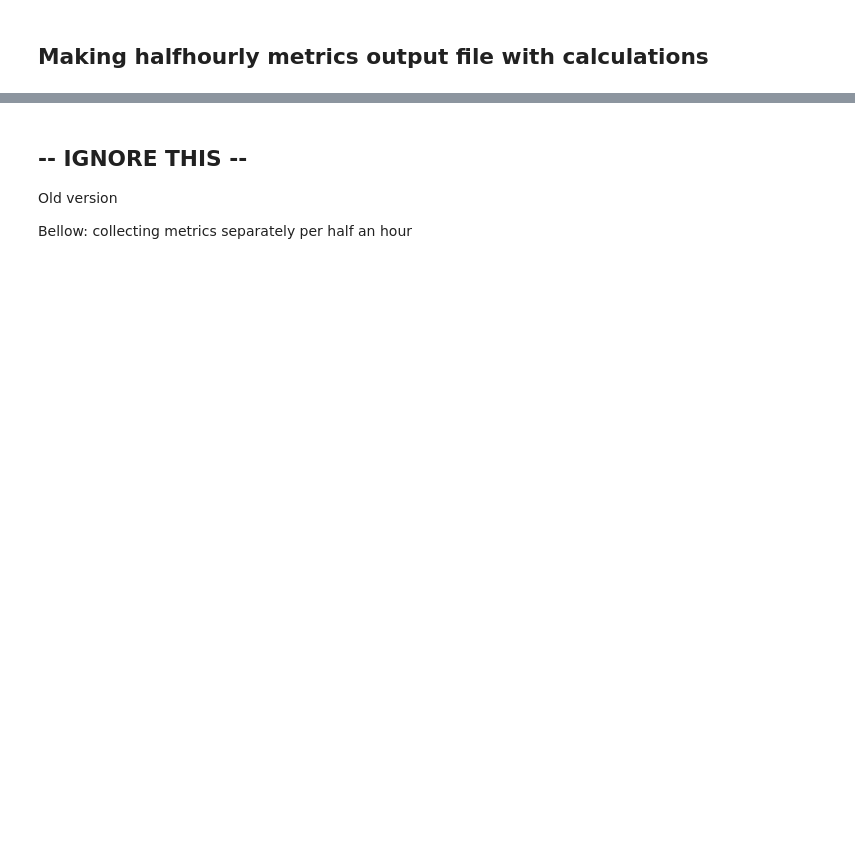
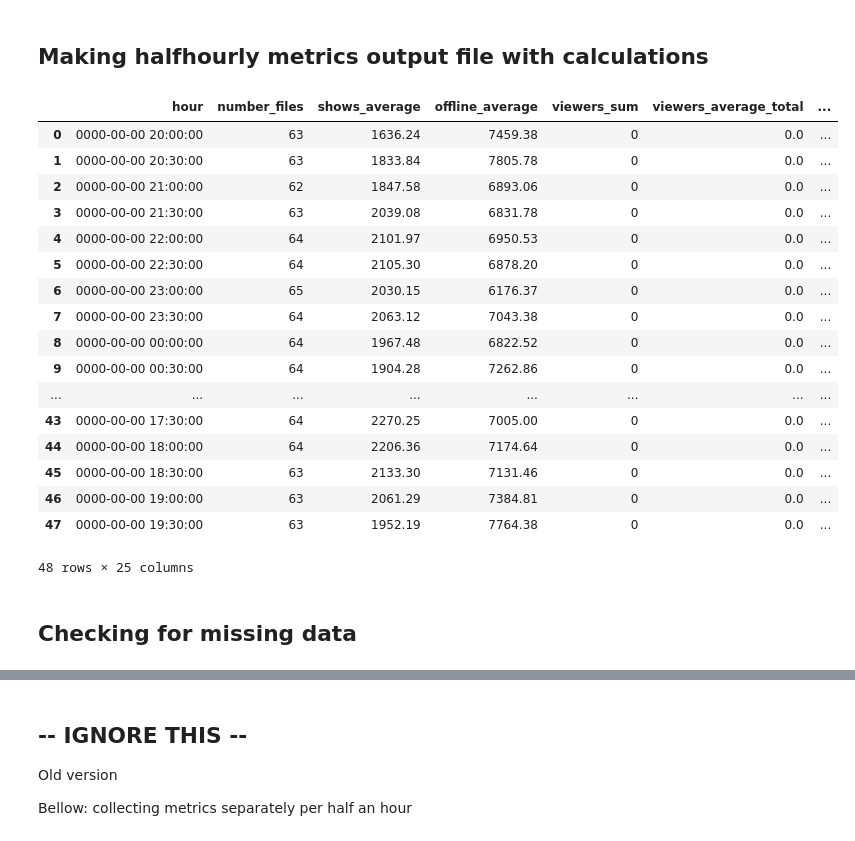
Before and after one commit to bernorieder/SexCams, a Jupyter notebook: timestamp_calc_all_platforms.ipynb, the cells around one changed output, grey strips where cells are left out. Drawn from its saved outputs; the diff is of its cells as text; code cells hidden in the pictures; blank space fills up the shorter version.

Commit message:
included overview of missing data + demand fix

```diff
--- a/timestamp_calc_all_platforms.ipynb
+++ b/timestamp_calc_all_platforms.ipynb
@@ -336,7 +380,7 @@ for hour in hourly_dict:  #for each hour in day calculate:
     hourly_offline_avg = np.mean(hourly_dict[hour]["offline_counts"]) #average of how many people on the list were offline (bongacams and myfreecams)
     hourly_views_sum = sum(hourly_dict[hour]["view_sums"]) #sum of all viewers on the platform over all collected data for that halfhour period (chaturbate, bongacams and myfreecams)
     hourly_views_sum_avg = hourly_views_sum / hourly_files_sum #average number of viewers on the platform (chaturbate, bongacams and myfreecams)
-    hourly_views_avg =  hourly_views_sum / sum(hourly_dict[hour]["perf_counts"]) #average number of viewers in a show per halfhour (chaturbate, bongacams and myfreecams)
+    hourly_views_avg_show =  hourly_views_sum / sum(hourly_dict[hour]["perf_counts"]) #average number of viewers in a show per halfhour (chaturbate, bongacams and myfreecams)
 
     hourly_female_avg = np.mean(hourly_dict[hour]["female_counts"]) #only chaturbate
     hourly_female_percent = sum(hourly_dict[hour]["female_counts"]) / sum(hourly_dict[hour]["perf_counts"]) * 100 #only chaturbate
@@ -345,32 +389,53 @@ for hour in hourly_dict:  #for each hour in day calculate:
     hourly_trans_avg = np.mean(hourly_dict[hour]["trans_counts"]) #only chaturbate
     hourly_trans_percent = sum(hourly_dict[hour]["trans_counts"]) / sum(hourly_dict[hour]["perf_counts"]) * 100 #only chaturbate
     hourly_couple_avg = np.mean(hourly_dict[hour]["couple_counts"]) #only chaturbate
     hourly_couple_percent = sum(hourly_dict[hour]["couple_counts"]) / sum(hourly_dict[hour]["perf_counts"]) * 100 #only chaturbate
 
     hourly_vibrator_avg = np.mean(hourly_dict[hour]["vibrator_counts"]) #(bongacams and livejasmin)
     hourly_vibrator_percent = sum(hourly_dict[hour]["vibrator_counts"]) / sum(hourly_dict[hour]["perf_counts"]) * 100 #(bongacams and livejasmin)
     hourly_new_avg = np.mean(hourly_dict[hour]["new_counts"]) #bongacams, chaturbate, myfreecams, livejasmin
     hourly_new_percent = sum(hourly_dict[hour]["new_counts"]) / sum(hourly_dict[hour]["perf_counts"]) * 100 #bongacams, chaturbate, myfreecams, livejasmin
     hourly_promoted_avg = np.mean(hourly_dict[hour]["promoted_counts"]) #bongacams, livejasmin, chaturbate
     hourly_promoted_percent = sum(hourly_dict[hour]["promoted_counts"]) / sum(hourly_dict[hour]["perf_counts"]) * 100 #bongacams, livejasmin, chaturbate
 
     hourly_private_avg = np.mean(hourly_dict[hour]["private_counts"]) #bongacams and myfreecams
     hourly_private_percent = sum(hourly_dict[hour]["private_counts"]) / sum(hourly_dict[hour]["perf_counts"]) * 100 #bongacams and myfreecams
     hourly_group_avg = np.mean(hourly_dict[hour]["group_counts"]) #bongacams and myfreecams
     hourly_group_percent = sum(hourly_dict[hour]["group_counts"]) / sum(hourly_dict[hour]["perf_counts"]) * 100 #bongacams and myfreecams
 
 
     #then add everything to a nice dictionary
     hourly_avgs.append({'hour':hour, 'number_files': hourly_files_sum, 'shows_average':round(hourly_shows_avg, 2), 'offline_average':round(hourly_offline_avg, 2),
-    'viewers_sum':hourly_views_sum, 'viewers_sum_avg':round(hourly_views_sum_avg,2), 'viewers_average':round(hourly_views_avg, 2),
+    'viewers_sum':hourly_views_sum, 'viewers_average_total':round(hourly_views_sum_avg,2), 'viewers_average_in_show':round(hourly_views_avg_show, 2),
     'average_vibrator':round(hourly_vibrator_avg,2), 'percentage_vibrator':round(hourly_vibrator_percent,2), 'average_new':round(hourly_new_avg,2), 'percentage_new':round(hourly_new_percent,2),
     'average_promoted':round(hourly_promoted_avg,2), 'percentage_promoted':round(hourly_promoted_percent,2), 'average_private':round(hourly_private_avg,2), 'percentage_private':round(hourly_private_percent,2),
     'average_group':round(hourly_group_avg,2), 'percentage_group':round(hourly_group_percent,2), 'average_females':round(hourly_female_avg,2), 'percentage_females':round(hourly_female_percent,2),
     'average_males':round(hourly_male_avg,2), 'percentage_males':round(hourly_male_percent,2), 'average_trans':round(hourly_trans_avg,2), 'percentage_trans':round(hourly_trans_percent,2),
     'average_couples':round(hourly_couple_avg), 'percentage_couples':round(hourly_couple_percent,2)})
     #print(hourly_avgs)
 
 #and make a dataframe from the dictionary
 df = pd.DataFrame.from_dict(hourly_avgs)
-#df.to_csv('hourly_metrics_ebonycams.csv',index=False) #and save it as a csv file
+#df.to_csv('hourly_metrics_ebonycams_22september.csv',index=False) #and save it as a csv file
 df
+# %% [output]
+|  | hour | number_files | shows_average | offline_average | viewers_sum | viewers_average_total | ... |
+| 0 | 0000-00-00 20:00:00 | 63 | 1636.24 | 7459.38 | 0 | 0.0 | ... |
+| 1 | 0000-00-00 20:30:00 | 63 | 1833.84 | 7805.78 | 0 | 0.0 | ... |
+| 2 | 0000-00-00 21:00:00 | 62 | 1847.58 | 6893.06 | 0 | 0.0 | ... |
+| 3 | 0000-00-00 21:30:00 | 63 | 2039.08 | 6831.78 | 0 | 0.0 | ... |
+| 4 | 0000-00-00 22:00:00 | 64 | 2101.97 | 6950.53 | 0 | 0.0 | ... |
+| 5 | 0000-00-00 22:30:00 | 64 | 2105.30 | 6878.20 | 0 | 0.0 | ... |
+| 6 | 0000-00-00 23:00:00 | 65 | 2030.15 | 6176.37 | 0 | 0.0 | ... |
+| 7 | 0000-00-00 23:30:00 | 64 | 2063.12 | 7043.38 | 0 | 0.0 | ... |
+| 8 | 0000-00-00 00:00:00 | 64 | 1967.48 | 6822.52 | 0 | 0.0 | ... |
+| 9 | 0000-00-00 00:30:00 | 64 | 1904.28 | 7262.86 | 0 | 0.0 | ... |
+| ... | ... | ... | ... | ... | ... | ... | ... |
+| 43 | 0000-00-00 17:30:00 | 64 | 2270.25 | 7005.00 | 0 | 0.0 | ... |
+| 44 | 0000-00-00 18:00:00 | 64 | 2206.36 | 7174.64 | 0 | 0.0 | ... |
+| 45 | 0000-00-00 18:30:00 | 63 | 2133.30 | 7131.46 | 0 | 0.0 | ... |
+| 46 | 0000-00-00 19:00:00 | 63 | 2061.29 | 7384.81 | 0 | 0.0 | ... |
+| 47 | 0000-00-00 19:30:00 | 63 | 1952.19 | 7764.38 | 0 | 0.0 | ... |
+48 rows × 25 columns
+# %% [markdown]
+## Checking for missing data
```
Also changed, not shown: parts of 6 cells of this notebook.
